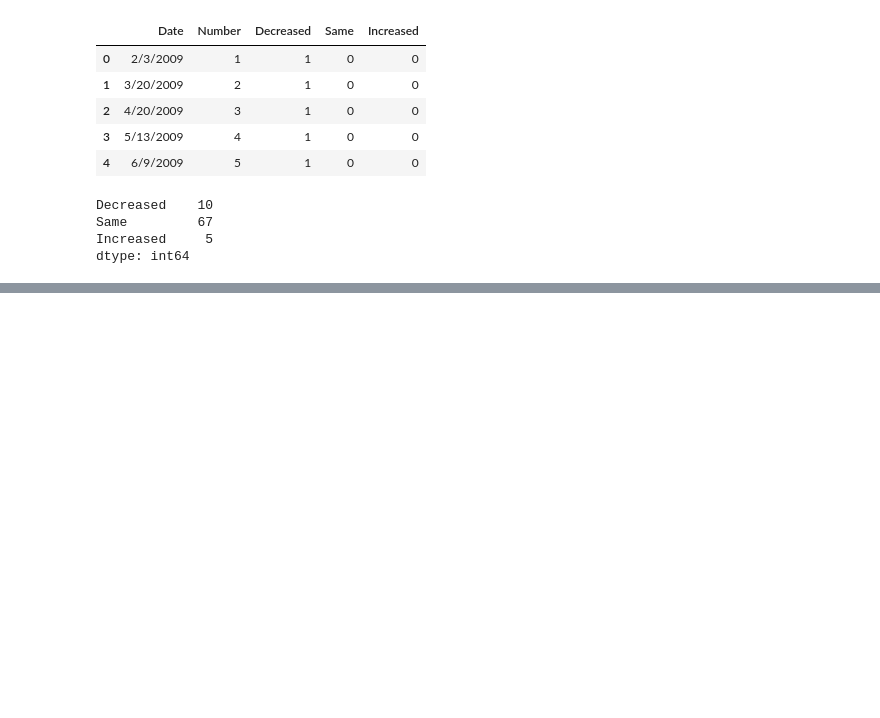
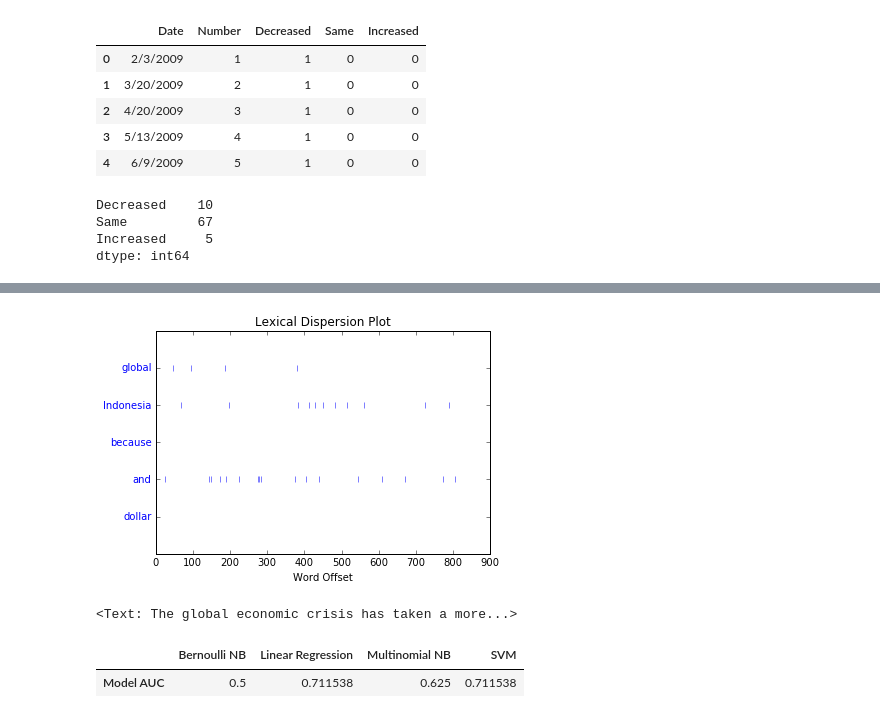
Before and after one commit to misrab/homework, a Jupyter notebook: Adam/BI_Project/Naive Bayes, Indonesia - SciKit.ipynb, the cells around one changed output, grey strips where cells are left out. Drawn from its saved outputs; the diff is of its cells as text; code cells hidden in the pictures; blank space fills up the shorter version.

```diff
--- a/Adam/BI_Project/Naive Bayes, Indonesia - SciKit.ipynb
+++ b/Adam/BI_Project/Naive Bayes, Indonesia - SciKit.ipynb
@@ -150,0 +244,15 @@ accuracy_report(clf)
+# %%
+txt = master['text'][0]
+tokens = nltk.word_tokenize(txt)
+text2 = nltk.Text(tokens)
+dispersion_plot(text2, ['global', 'Indonesia', 'because', 'and', 'dollar'])
+text2
+# %% [output]
+[figure, added]
+<Text: The global economic crisis has taken a more...>
+# %%
+aucs = {'Multinomial NB': auc1, 'Bernoulli NB': auc2, 'Linear Regression': auc3, 'SVM': auc4}
+pd.DataFrame(data=aucs, index={"Model AUC"})
+# %% [output]
+|  | Bernoulli NB | Linear Regression | Multinomial NB | SVM |
+| Model AUC | 0.5 | 0.711538 | 0.625 | 0.711538 |
```
Also changed, not shown: parts of 23 cells of this notebook.
